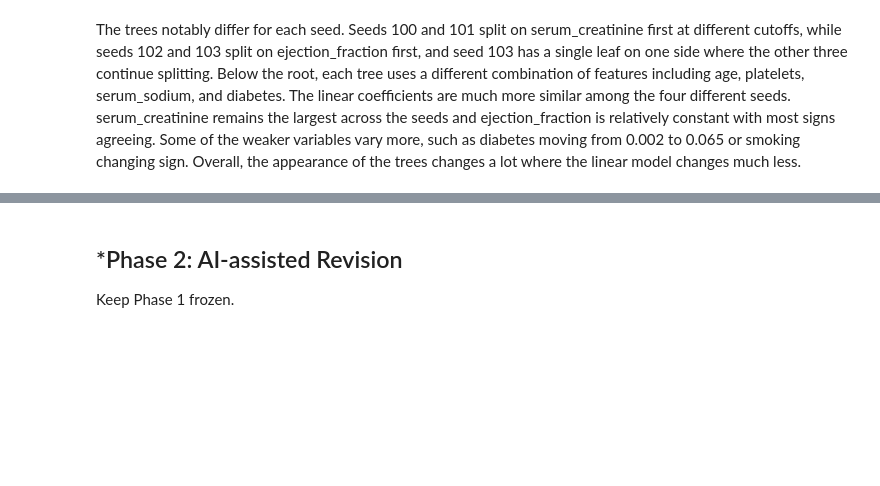
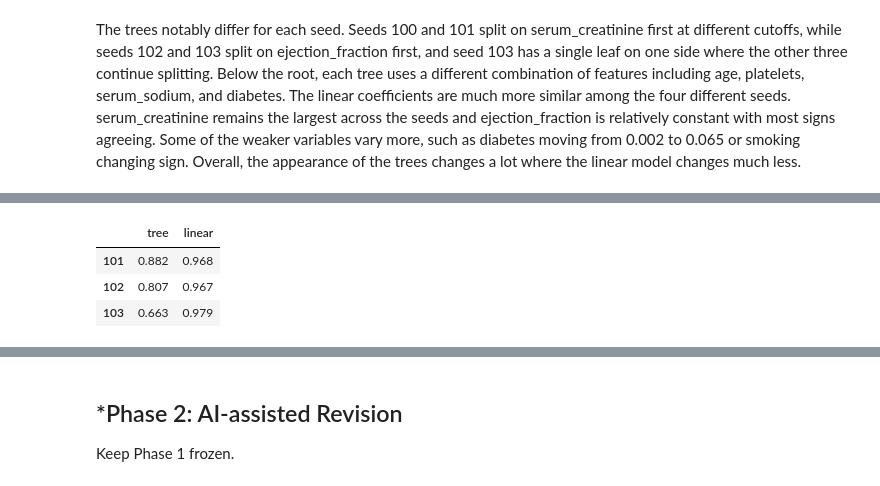
Before and after one commit to willhk10-uva/L03-tree-stability, a Jupyter notebook: L03.ipynb, the cells around one changed output, grey strips where cells are left out. Cells and saved outputs as stored; diff of their text form; code cells hidden in the pictures; blank space fills up the shorter version.

```diff
--- a/L03.ipynb
+++ b/L03.ipynb
@@ -181,0 +208,11 @@ The trees notably differ for each seed. Seeds 100 and 101 split on serum_creatin
+# %%
+correlations = pd.DataFrame({
+    "tree": [np.corrcoef(tree_predictions[0], tree_predictions[i])[0, 1] for i in range(1, len(seeds))],
+    "linear": [np.corrcoef(linear_predictions[0], linear_predictions[i])[0, 1] for i in range(1, len(seeds))],
+}, index=seeds[1:])
+correlations.round(3)
+# %% [output]
+|  | tree | linear |
+| 101 | 0.882 | 0.968 |
+| 102 | 0.807 | 0.967 |
+| 103 | 0.663 | 0.979 |
```
Also changed, not shown: parts of 9 cells of this notebook.
